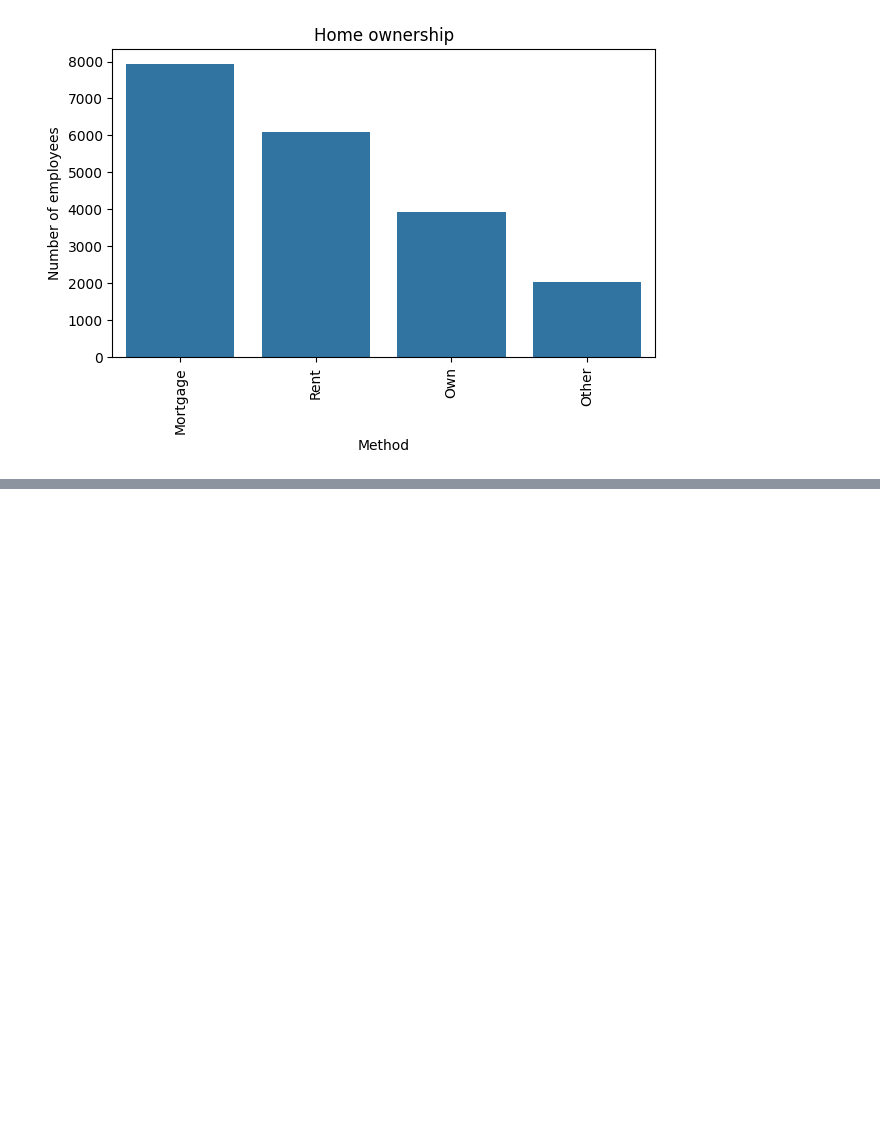
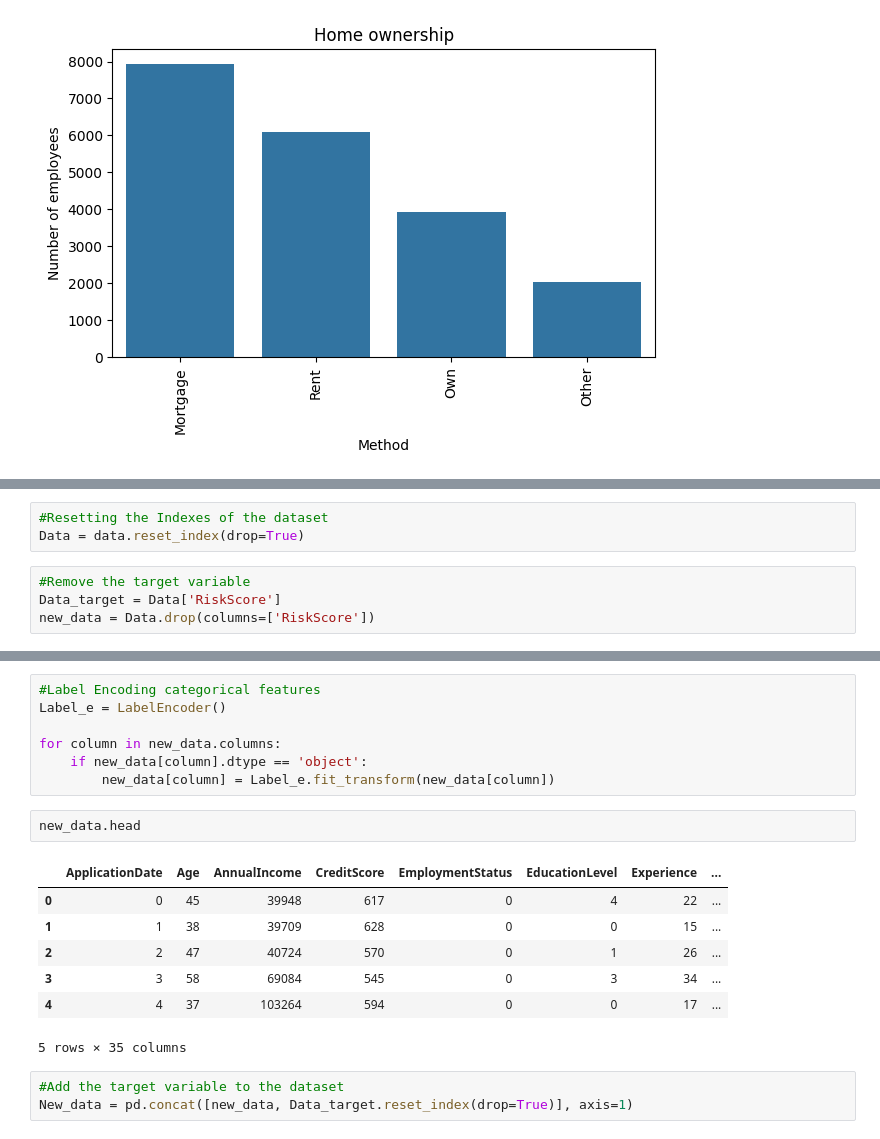
Before and after one commit to oshengeenath/loan_risk_score, a Jupyter notebook: Loan_risk_predictor.ipynb, the cells around one changed output, grey strips where cells are left out. Drawn from its saved outputs; the diff is of its cells as text; blank space fills up the shorter version.

```diff
--- a/Loan_risk_predictor.ipynb
+++ b/Loan_risk_predictor.ipynb
@@ -155,0 +159,7 @@ plt.show()
+# %%
+#Resetting the Indexes of the dataset
+Data = data.reset_index(drop=True)
+# %%
+#Remove the target variable
+Data_target = Data['RiskScore']
+new_data = Data.drop(columns=['RiskScore'])
@@ -155,0 +176,20 @@ plt.show()
+# %%
+#Label Encoding categorical features
+Label_e = LabelEncoder()
+
+for column in new_data.columns:
+    if new_data[column].dtype == 'object':
+        new_data[column] = Label_e.fit_transform(new_data[column])
+# %%
+new_data.head
+# %% [output]
+|  | ApplicationDate | Age | AnnualIncome | CreditScore | EmploymentStatus | EducationLevel | Experience | ... |
+| 0 | 0 | 45 | 39948 | 617 | 0 | 4 | 22 | ... |
+| 1 | 1 | 38 | 39709 | 628 | 0 | 0 | 15 | ... |
+| 2 | 2 | 47 | 40724 | 570 | 0 | 1 | 26 | ... |
+| 3 | 3 | 58 | 69084 | 545 | 0 | 3 | 34 | ... |
+| 4 | 4 | 37 | 103264 | 594 | 0 | 0 | 17 | ... |
+5 rows × 35 columns
+# %%
+#Add the target variable to the dataset
+New_data = pd.concat([new_data, Data_target.reset_index(drop=True)], axis=1)
```
Also changed, not shown: parts of 5 cells of this notebook.
